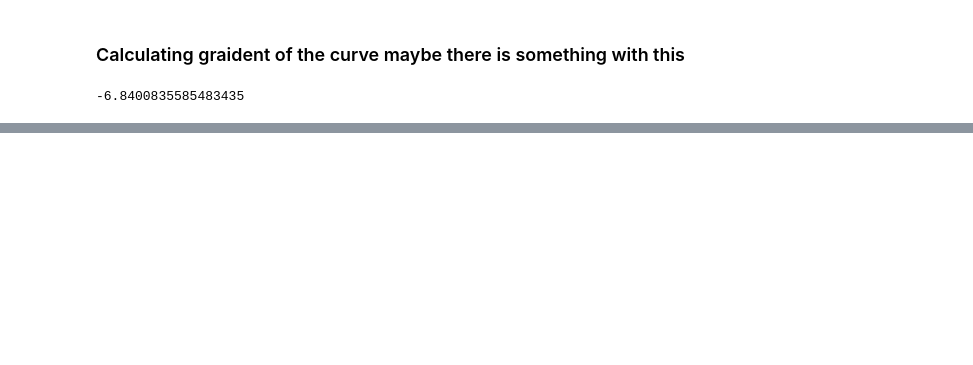
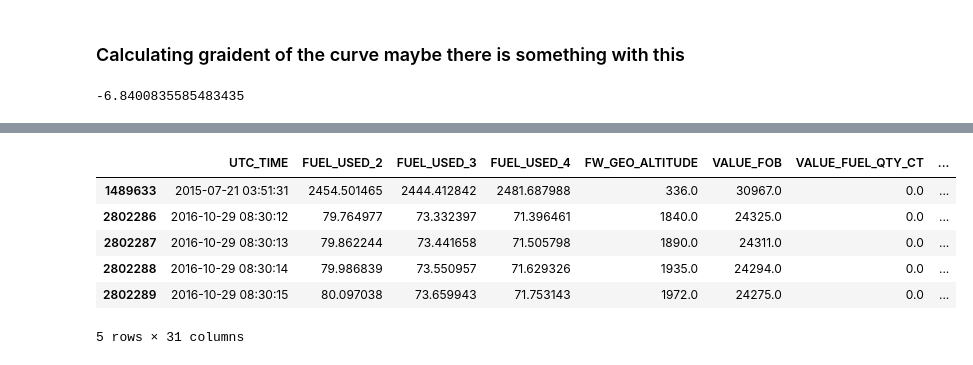
Before and after one commit to badek23/AirbusFuelLeaks, a Jupyter notebook: Phase8.ipynb, the cells around one changed output, grey strips where cells are left out. Drawn from its saved outputs; the diff is of its cells as text; code cells hidden in the pictures; blank space fills up the shorter version.

```diff
--- a/Phase8.ipynb
+++ b/Phase8.ipynb
@@ -247,0 +263,10 @@ plt.show()
+# %%
+combined.head()
+# %% [output]
+|  | UTC_TIME | FUEL_USED_2 | FUEL_USED_3 | FUEL_USED_4 | FW_GEO_ALTITUDE | VALUE_FOB | VALUE_FUEL_QTY_CT | ... |
+| 1489633 | 2015-07-21 03:51:31 | 2454.501465 | 2444.412842 | 2481.687988 | 336.0 | 30967.0 | 0.0 | ... |
+| 2802286 | 2016-10-29 08:30:12 | 79.764977 | 73.332397 | 71.396461 | 1840.0 | 24325.0 | 0.0 | ... |
+| 2802287 | 2016-10-29 08:30:13 | 79.862244 | 73.441658 | 71.505798 | 1890.0 | 24311.0 | 0.0 | ... |
+| 2802288 | 2016-10-29 08:30:14 | 79.986839 | 73.550957 | 71.629326 | 1935.0 | 24294.0 | 0.0 | ... |
+| 2802289 | 2016-10-29 08:30:15 | 80.097038 | 73.659943 | 71.753143 | 1972.0 | 24275.0 | 0.0 | ... |
+5 rows × 31 columns
```
Also changed, not shown: parts of 4 cells of this notebook.
